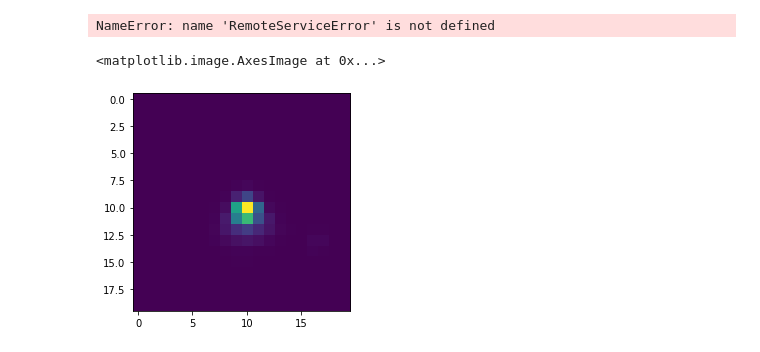
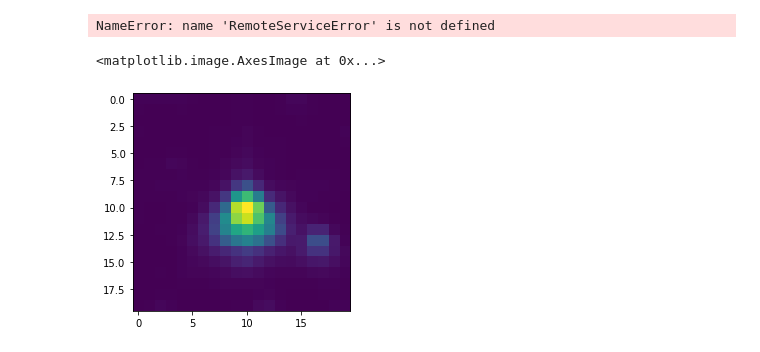
Before and after one commit to nespinoza/project-systematics, a Jupyter notebook: notebooks/compare_ffis.ipynb, the cells around one changed output. Cells and saved outputs as stored; diff of their text form; code cells hidden in the pictures.

```diff
--- a/notebooks/compare_ffis.ipynb
+++ b/notebooks/compare_ffis.ipynb
@@ -96,10 +96,10 @@ k2_ffi, k2_time = get_TPF_K2(epic, ra, dec)
 # %% [output]
 NameError: name 'RemoteServiceError' is not defined
 # %%
-plt.imshow(tess_ffi[0])
+plt.imshow(np.log10(tess_ffi[0]))
 # %% [output]
 <matplotlib.image.AxesImage at 0x...>
-[figure, old version]
+[figure, new version]
 # %%
 df = Catalogs.query_object("EPIC"+str(epic), radius=0.0001, catalog="TIC").to_pandas()
 # %%
```
